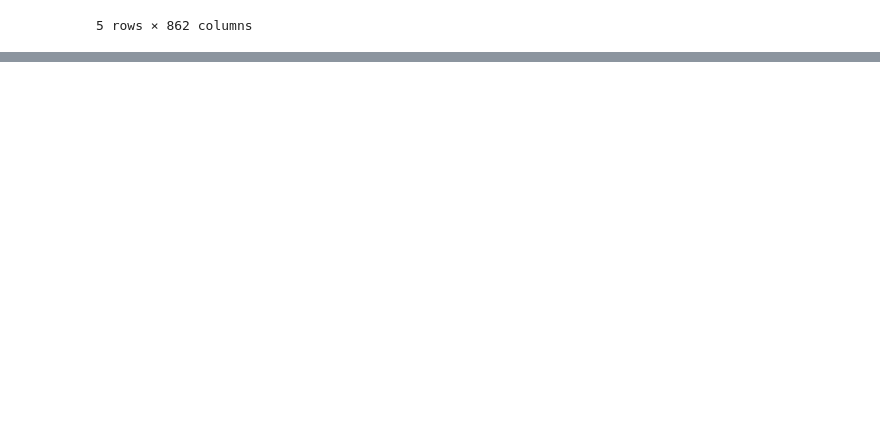
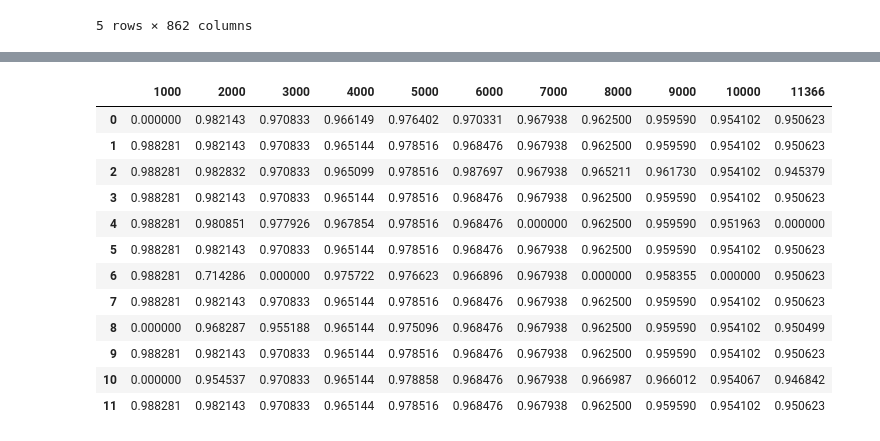
Before and after one commit to quarbby/diplomacy-betrayal, a Jupyter notebook: pipeline-dataset_sampling.ipynb, the cells around one changed output, grey strips where cells are left out. Drawn from its saved outputs; the diff is of its cells as text; code cells hidden in the pictures; blank space fills up the shorter version.

```diff
--- a/pipeline-dataset_sampling.ipynb
+++ b/pipeline-dataset_sampling.ipynb
@@ -354,0 +410,36 @@ test
+# %%
+def translate_into_pandas(results_dictionary, metric_of_focus):
+    def helper(metric_of_focus_number):
+        new_dict = {}
+        for each_key, each_values_list in results_dictionary.items():
+            new_dict[each_key[4:]] = []
+            for each in each_values_list:
+                new_dict[each_key[4:]].append(each[metric_of_focus_number])
+        out_df = pd.DataFrame.from_dict(new_dict)
+        return out_df
+
+    if metric_of_focus == 'F1':
+        metric_of_focus_number = 0
+    elif metric_of_focus == 'Precision':
+        metric_of_focus_number = 1
+    elif metric_of_focus == 'Recall':
+        metric_of_focus_number = 2
+
+    return helper(metric_of_focus_number)
+
+experiment_df = translate_into_pandas(results_dict, 'Precision')
+experiment_df
+# %% [output]
+|  | 1000 | 2000 | 3000 | 4000 | 5000 | 6000 | 7000 | 8000 | 9000 | 10000 | 11366 |
+| 0 | 0.000000 | 0.982143 | 0.970833 | 0.966149 | 0.976402 | 0.970331 | 0.967938 | 0.962500 | 0.959590 | 0.954102 | 0.950623 |
+| 1 | 0.988281 | 0.982143 | 0.970833 | 0.965144 | 0.978516 | 0.968476 | 0.967938 | 0.962500 | 0.959590 | 0.954102 | 0.950623 |
+| 2 | 0.988281 | 0.982832 | 0.970833 | 0.965099 | 0.978516 | 0.987697 | 0.967938 | 0.965211 | 0.961730 | 0.954102 | 0.945379 |
+| 3 | 0.988281 | 0.982143 | 0.970833 | 0.965144 | 0.978516 | 0.968476 | 0.967938 | 0.962500 | 0.959590 | 0.954102 | 0.950623 |
+| 4 | 0.988281 | 0.980851 | 0.977926 | 0.967854 | 0.978516 | 0.968476 | 0.000000 | 0.962500 | 0.959590 | 0.951963 | 0.000000 |
+| 5 | 0.988281 | 0.982143 | 0.970833 | 0.965144 | 0.978516 | 0.968476 | 0.967938 | 0.962500 | 0.959590 | 0.954102 | 0.950623 |
+| 6 | 0.988281 | 0.714286 | 0.000000 | 0.975722 | 0.976623 | 0.966896 | 0.967938 | 0.000000 | 0.958355 | 0.000000 | 0.950623 |
+| 7 | 0.988281 | 0.982143 | 0.970833 | 0.965144 | 0.978516 | 0.968476 | 0.967938 | 0.962500 | 0.959590 | 0.954102 | 0.950623 |
+| 8 | 0.000000 | 0.968287 | 0.955188 | 0.965144 | 0.975096 | 0.968476 | 0.967938 | 0.962500 | 0.959590 | 0.954102 | 0.950499 |
+| 9 | 0.988281 | 0.982143 | 0.970833 | 0.965144 | 0.978516 | 0.968476 | 0.967938 | 0.962500 | 0.959590 | 0.954102 | 0.950623 |
+| 10 | 0.000000 | 0.954537 | 0.970833 | 0.965144 | 0.978858 | 0.968476 | 0.967938 | 0.966987 | 0.966012 | 0.954067 | 0.946842 |
+| 11 | 0.988281 | 0.982143 | 0.970833 | 0.965144 | 0.978516 | 0.968476 | 0.967938 | 0.962500 | 0.959590 | 0.954102 | 0.950623 |
```
Also changed, not shown: parts of 17 cells of this notebook, 5 other files.
